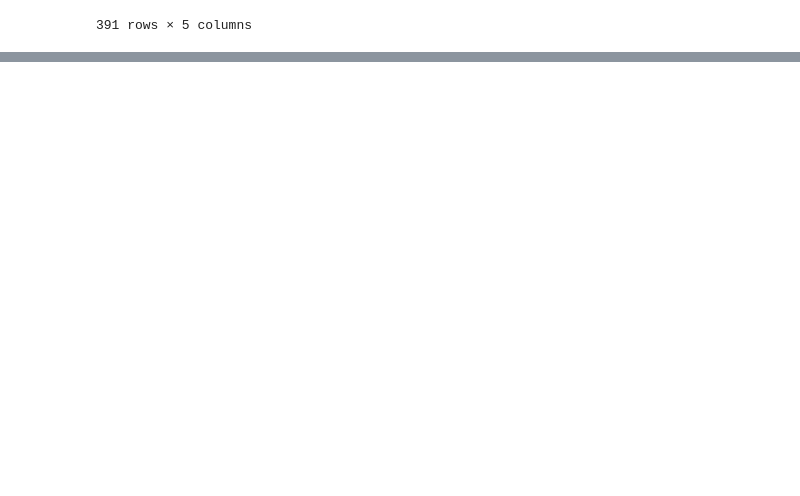
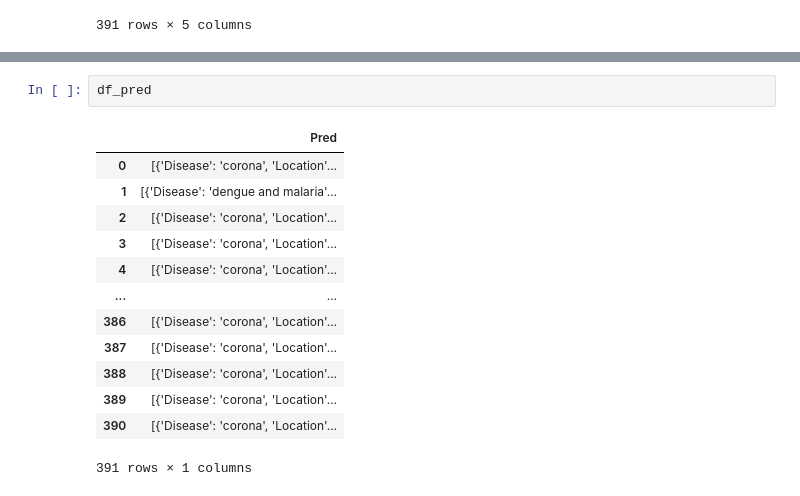
Before and after one commit to SabaAnjum2002/Evaluation_on_IndicTrans_Intrans2_GoogleTrans, a Jupyter notebook: Event_Extraction_Using_Chatgpt/code.ipynb, the cells around one changed output, grey strips where cells are left out. Drawn from its saved outputs; the diff is of its cells as text; blank space fills up the shorter version.

```diff
--- a/Event_Extraction_Using_Chatgpt/code.ipynb
+++ b/Event_Extraction_Using_Chatgpt/code.ipynb
@@ -833,0 +994,16 @@ data
+# %%
+df_pred
+# %% [output]
+|  | Pred |
+| 0 | [{'Disease': 'corona', 'Location'... |
+| 1 | [{'Disease': 'dengue and malaria'... |
+| 2 | [{'Disease': 'corona', 'Location'... |
+| 3 | [{'Disease': 'corona', 'Location'... |
+| 4 | [{'Disease': 'corona', 'Location'... |
+| ... | ... |
+| 386 | [{'Disease': 'corona', 'Location'... |
+| 387 | [{'Disease': 'corona', 'Location'... |
+| 388 | [{'Disease': 'corona', 'Location'... |
+| 389 | [{'Disease': 'corona', 'Location'... |
+| 390 | [{'Disease': 'corona', 'Location'... |
+391 rows × 1 columns
```
Also changed, not shown: parts of 9 cells of this notebook, 4 other files.
